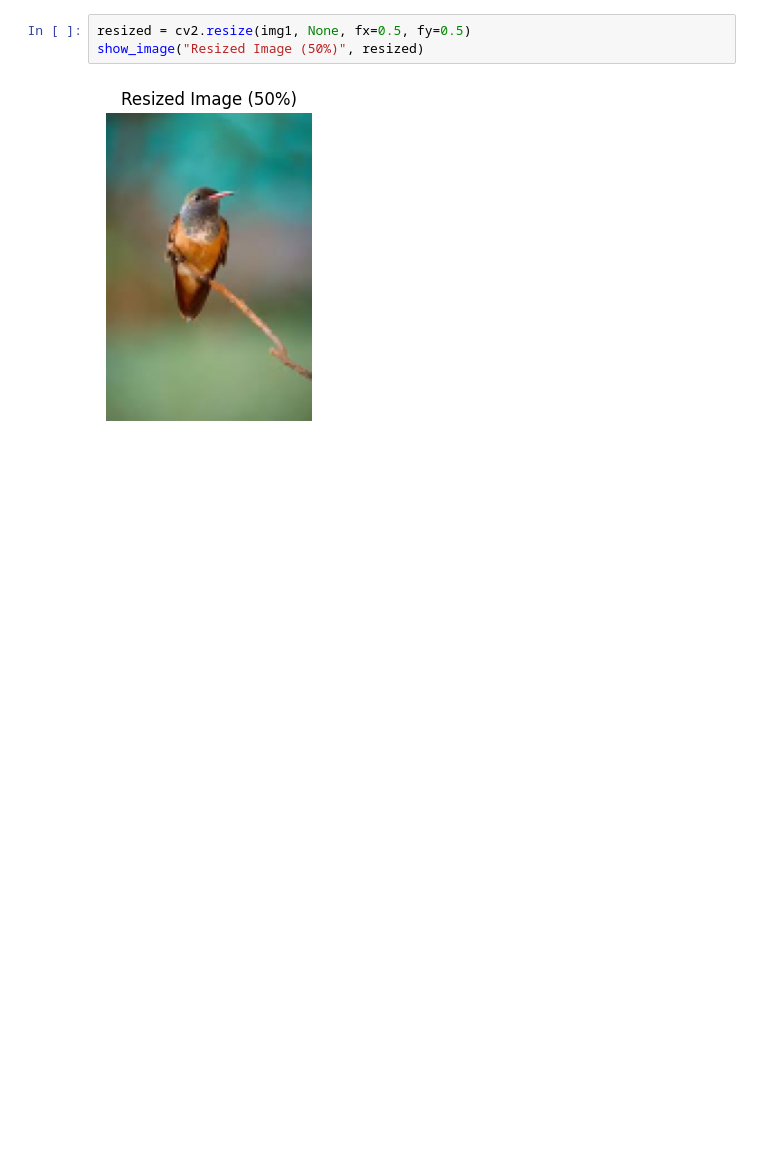
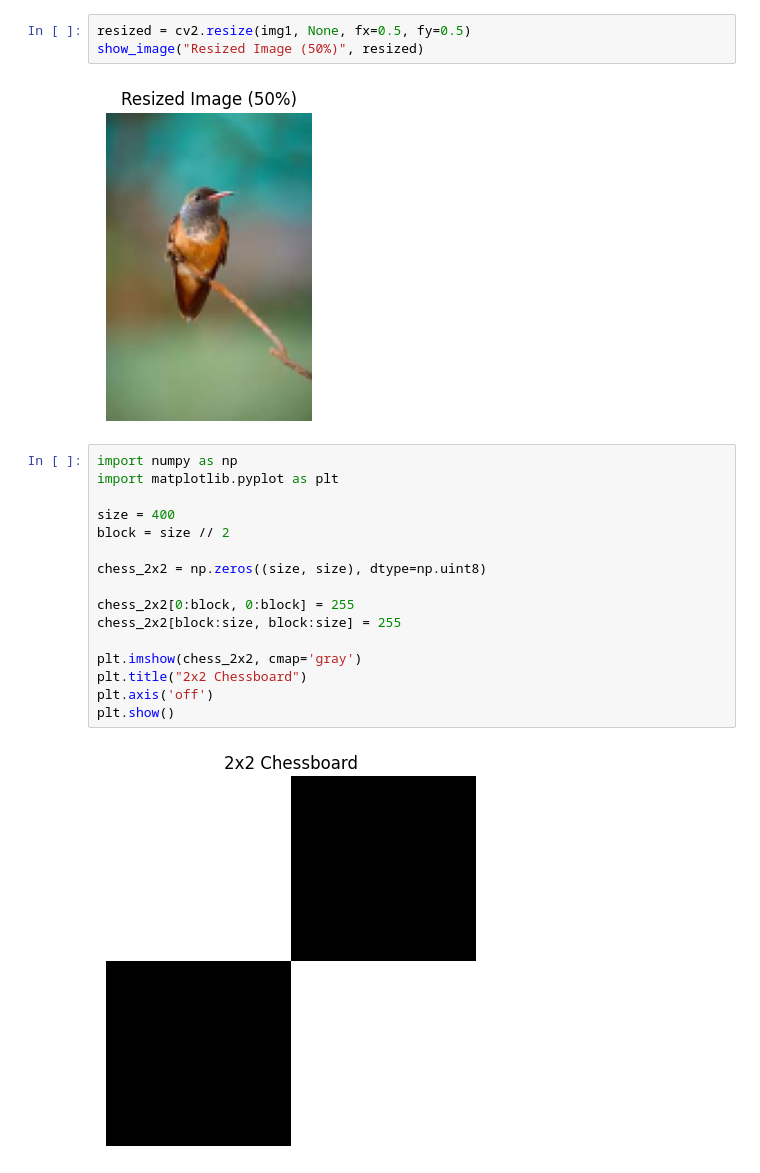
Before and after one commit to svkamat111922-sketch/Online-Store-Inventory, a Jupyter notebook: Imageprocessing.ipynb, the cells around one changed output. Cells and saved outputs as stored; diff of their text form; blank space fills up the shorter version.

```diff
--- a/Imageprocessing.ipynb
+++ b/Imageprocessing.ipynb
@@ -124,3 +124,21 @@ resized = cv2.resize(img1, None, fx=0.5, fy=0.5)
 show_image("Resized Image (50%)", resized)
 # %% [output]
 [figure]
+# %%
+import numpy as np
+import matplotlib.pyplot as plt
+
+size = 400
+block = size // 2
+
+chess_2x2 = np.zeros((size, size), dtype=np.uint8)
+
+chess_2x2[0:block, 0:block] = 255
+chess_2x2[block:size, block:size] = 255
+
+plt.imshow(chess_2x2, cmap='gray')
+plt.title("2x2 Chessboard")
+plt.axis('off')
+plt.show()
+# %% [output]
+[figure, added]
```
Also changed, not shown: parts of 5 cells of this notebook.
